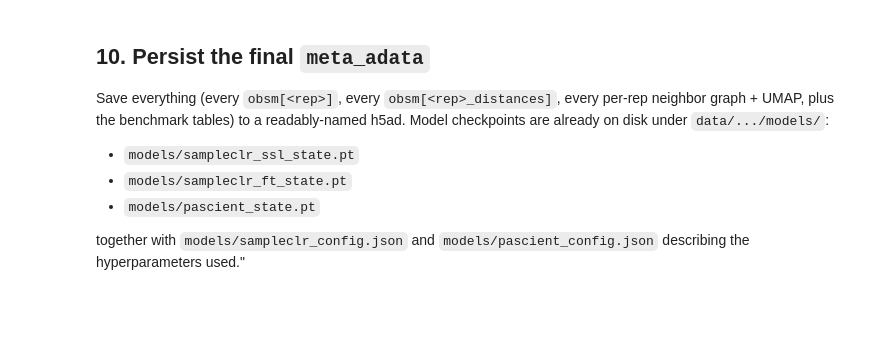
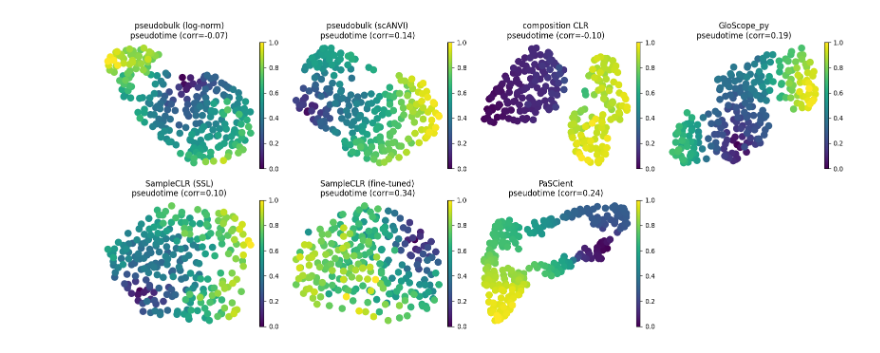
Before and after one commit to lueckenlab/patpy_tutorials, a Jupyter notebook: stephenson_combat_integration.ipynb, the cells around one changed output. Cells and saved outputs as stored; diff of their text form; code cells hidden in the pictures; blank space fills up the shorter version.

```diff
--- a/stephenson_combat_integration.ipynb
+++ b/stephenson_combat_integration.ipynb
@@ -417,0 +113,8 @@ Computing diffmap for pascient
+# %%
+metadata = patpy.pp.extract_metadata(
+    adata, sample_key=info.sample_key, columns=info.sample_metadata_columns,
+)
+rng = np.random.default_rng(SEED)
+metadata["split"] = rng.choice(["train", "val", "test"], size=len(metadata), p=[0.5, 0.25, 0.25])
+print(metadata["split"].value_counts())
+metadata.head()
@@ -417,0 +579,21 @@ Computing diffmap for pascient
+# %%
+# Aggregated info-retention vs batch-mixing scatter.
+agg = (
+    knn_df.groupby(["representation", "covariate_type"])["score"]
+    .mean().unstack().rename(columns={"relevant": "info_retention",
+                                      "technical": "batch_mixing"})
+)
+agg.to_csv(DATA_DIR / "benchmark_knn_aggregated.csv")
+
+fig, ax = plt.subplots(figsize=(7, 6))
+ax.scatter(agg["batch_mixing"], agg["info_retention"], s=120, color="steelblue", edgecolor="black")
+for rep, (x, y) in agg[["batch_mixing", "info_retention"]].iterrows():
+    ax.annotate(rep, (x, y), xytext=(5, 5), textcoords="offset points", fontsize=10)
+ax.set_xlabel("Batch mixing (avg over Site, dataset)")
+ax.set_ylabel("Clinical info retention (avg over severity_idx, Status, outcome_bin, TimeSinceOnset)")
+ax.set_title("Sample representations: info retention vs batch mixing\n(top-right is best)")
+ax.axhline(agg["info_retention"].mean(), color="gray", lw=0.5, ls="--")
+ax.axvline(agg["batch_mixing"].mean(), color="gray", lw=0.5, ls="--")
+plt.tight_layout()
+plt.show()
+agg.round(3).sort_values("info_retention", ascending=False)
@@ -428,10 +662,18 @@ plt.show()
-# %% [markdown]
-## 10. Persist the final `meta_adata`
-
-Save everything (every `obsm[<rep>]`, every `obsm[<rep>_distances]`, every per-rep neighbor graph + UMAP, plus the benchmark tables) to a readably-named h5ad. Model checkpoints are already on disk under `data/.../models/`:
-
-- `models/sampleclr_ssl_state.pt`
-- `models/sampleclr_ft_state.pt`
-- `models/pascient_state.pt`
-
-together with `models/sampleclr_config.json` and `models/pascient_config.json` describing the hyperparameters used."
+# %%
+# Per-rep UMAP coloured by that rep's diffusion pseudotime.
+n = len(REPS); ncols = 4; nrows = int(np.ceil(n / ncols))
+fig, axes = plt.subplots(nrows, ncols, figsize=(4.0 * ncols, 3.4 * nrows), squeeze=False)
+for i, (rep, title) in enumerate(REPS):
+    r, c = divmod(i, ncols)
+    pt_col = f"{rep}_dpt_pseudotime"
+    if pt_col not in meta_adata.obs.columns:
+        axes[r, c].set_visible(False); continue
+    meta_adata.obsm["X_umap"] = meta_adata.obsm[f"X_umap_{rep}"]
+    sc.pl.umap(meta_adata, color=pt_col, ax=axes[r, c], show=False, frameon=False,
+               cmap="viridis", title=f"{title}\npseudotime (corr={traj_df.loc[rep,'correlation']:.2f})")
+for j in range(n, nrows * ncols):
+    axes[j // ncols, j % ncols].set_visible(False)
+plt.tight_layout(); plt.show()
+del meta_adata.obsm["X_umap"]
+# %% [output]
+[figure, added]
```
Also changed, not shown: parts of 76 cells of this notebook.
